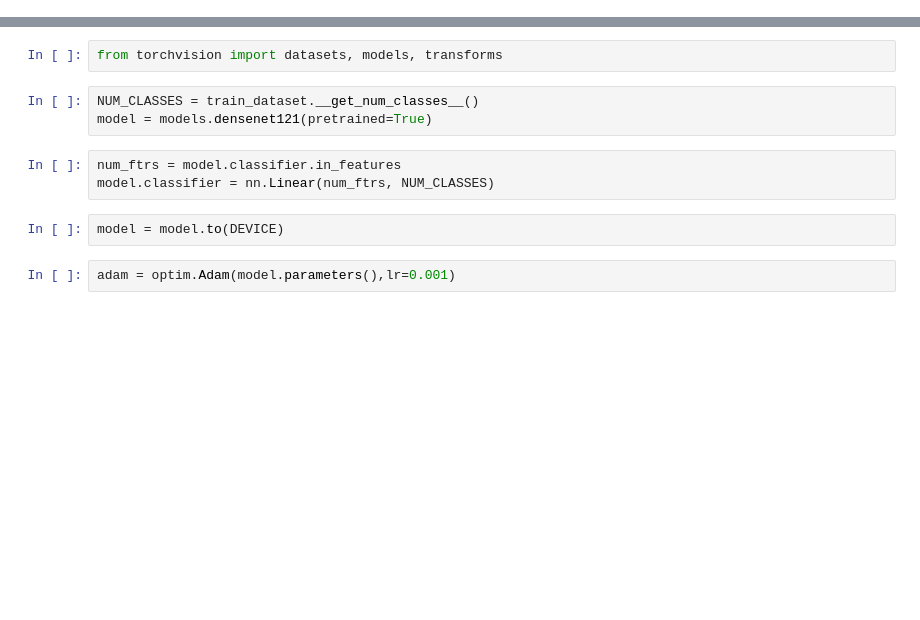
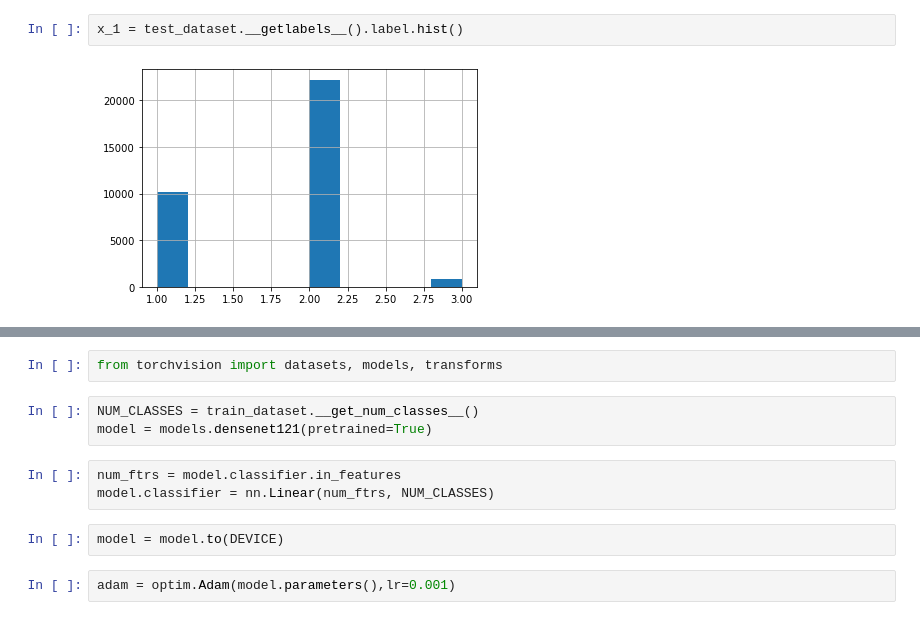
Before and after one commit to BlonskiP/local-features-segmentation, a Jupyter notebook: notebooks/model/DL-model.ipynb, the cells around one changed output, grey strips where cells are left out. Cells and saved outputs as stored; diff of their text form; blank space fills up the shorter version.

```diff
--- a/notebooks/model/DL-model.ipynb
+++ b/notebooks/model/DL-model.ipynb
@@ -67 +88,5 @@ x = train_dataset.__getlabels__().label.hist()
+# %%
+x_1 = test_dataset.__getlabels__().label.hist()
+# %% [output]
+[figure, added]
 # %%
```
Also changed, not shown: parts of 20 cells of this notebook, 2 other files.
